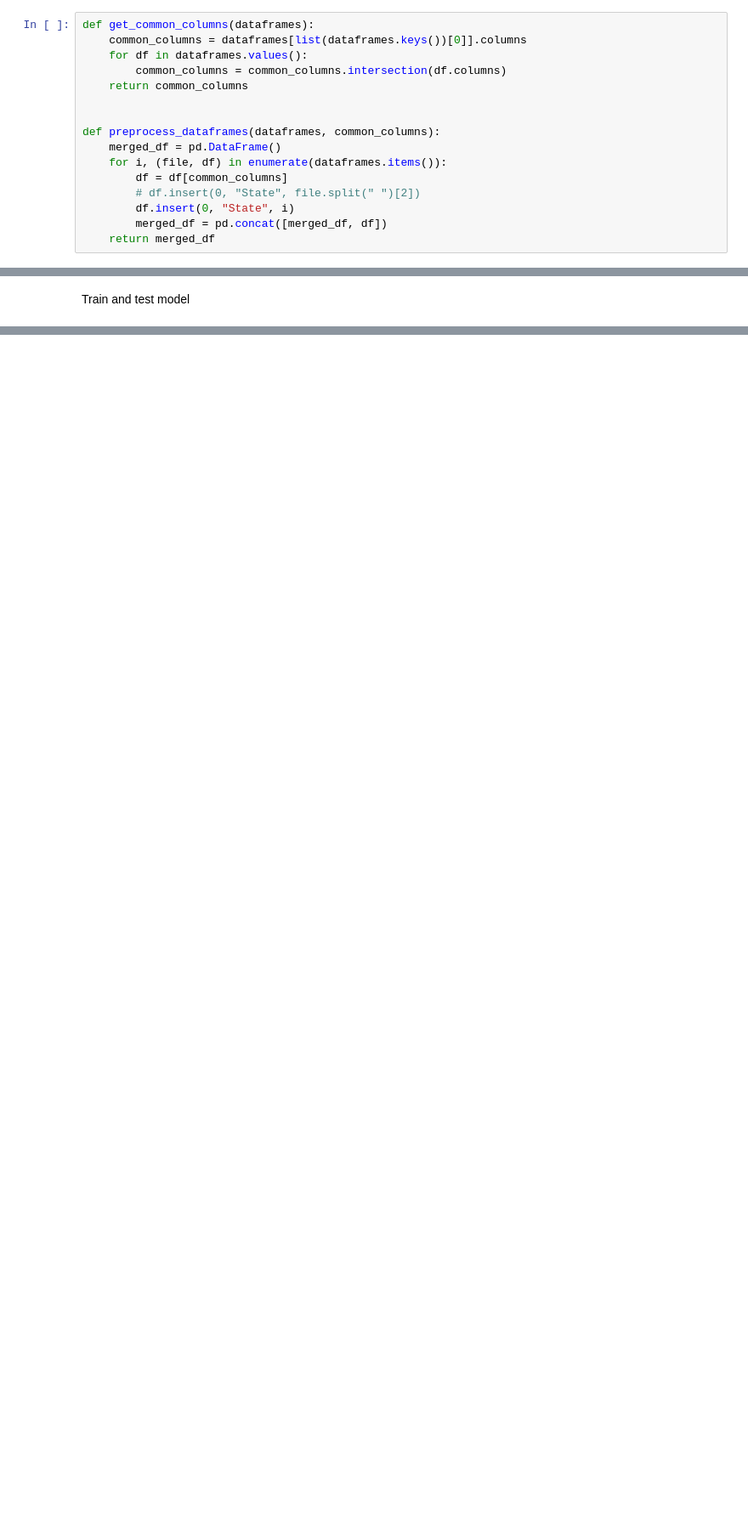
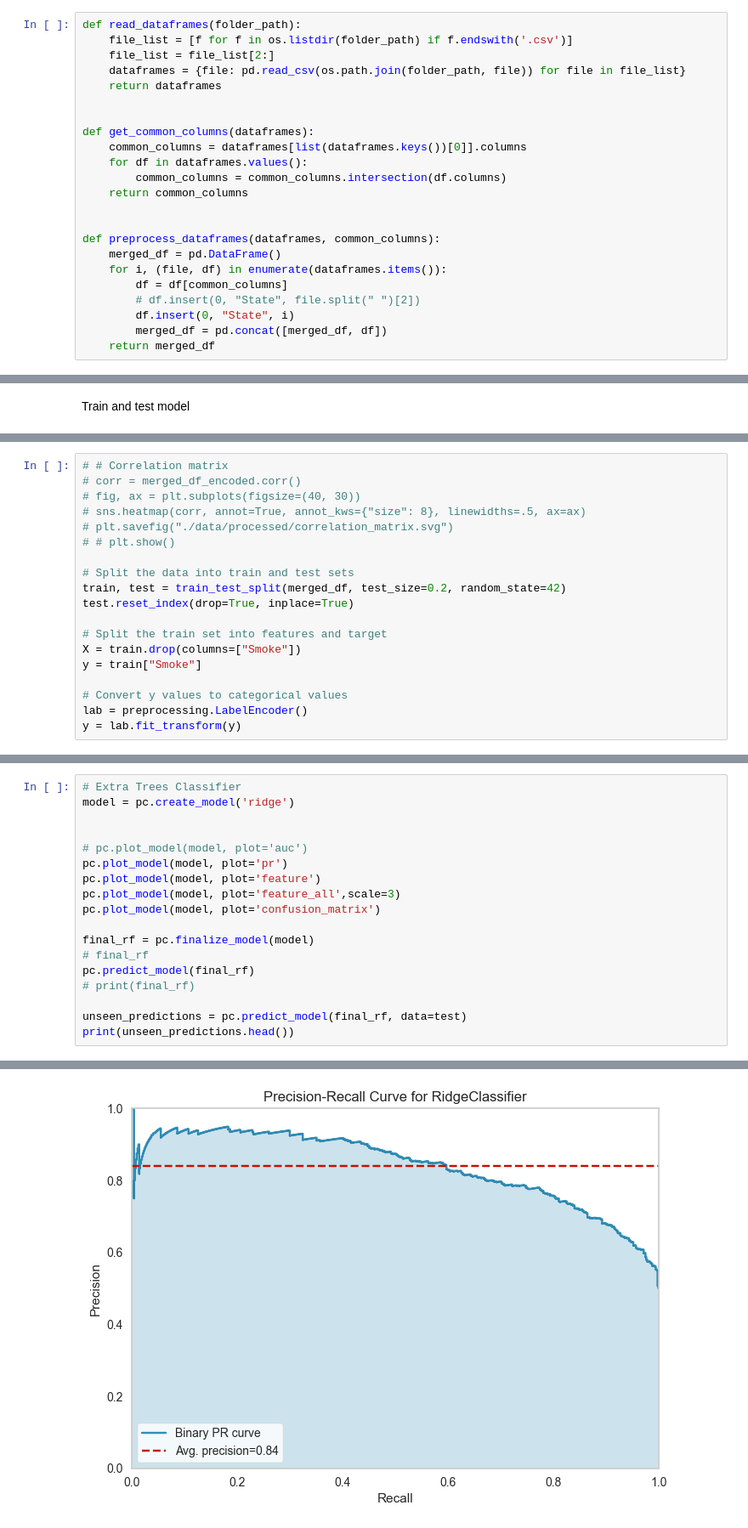
Before and after one commit to frazah/tobacco-analysis, a Jupyter notebook: src/notebooks/main.ipynb, the cells around one changed output, grey strips where cells are left out. Shown at 85% size. Drawn from its saved outputs; the diff is of its cells as text; blank space fills up the shorter version.

```diff
--- a/src/notebooks/main.ipynb
+++ b/src/notebooks/main.ipynb
@@ -24,6 +28,13 @@ from skopt.space import Real, Integer, Categorical
 # %% [markdown]
 define some functions
 # %%
+def read_dataframes(folder_path):
+    file_list = [f for f in os.listdir(folder_path) if f.endswith('.csv')]
+    file_list = file_list[2:]
+    dataframes = {file: pd.read_csv(os.path.join(folder_path, file)) for file in file_list}
+    return dataframes
+
+
 def get_common_columns(dataframes):
     common_columns = dataframes[list(dataframes.keys())[0]].columns
     for df in dataframes.values():
@@ -201,0 +138,19 @@ pc.interpret_model(model, plot='summary')
+# %%
+# # Correlation matrix
+# corr = merged_df_encoded.corr()
+# fig, ax = plt.subplots(figsize=(40, 30))
+# sns.heatmap(corr, annot=True, annot_kws={"size": 8}, linewidths=.5, ax=ax)
+# plt.savefig("./data/processed/correlation_matrix.svg")
+# # plt.show()
+
+# Split the data into train and test sets
+train, test = train_test_split(merged_df, test_size=0.2, random_state=42)
+test.reset_index(drop=True, inplace=True)
+
+# Split the train set into features and target
+X = train.drop(columns=["Smoke"])
+y = train["Smoke"]
+
+# Convert y values to categorical values
+lab = preprocessing.LabelEncoder()
+y = lab.fit_transform(y)
@@ -201,0 +237,19 @@ pc.interpret_model(model, plot='summary')
+# %%
+# Extra Trees Classifier
+model = pc.create_model('ridge')
+
+
+# pc.plot_model(model, plot='auc')
+pc.plot_model(model, plot='pr')
+pc.plot_model(model, plot='feature')
+pc.plot_model(model, plot='feature_all',scale=3)
+pc.plot_model(model, plot='confusion_matrix')
+
+final_rf = pc.finalize_model(model)
+# final_rf
+pc.predict_model(final_rf)
+# print(final_rf)
+
+unseen_predictions = pc.predict_model(final_rf, data=test)
+print(unseen_predictions.head())
+# %% [output]
@@ -201,0 +272 @@ pc.interpret_model(model, plot='summary')
+[figure, added]
```
Also changed, not shown: parts of 13 cells of this notebook, 12 other files.
